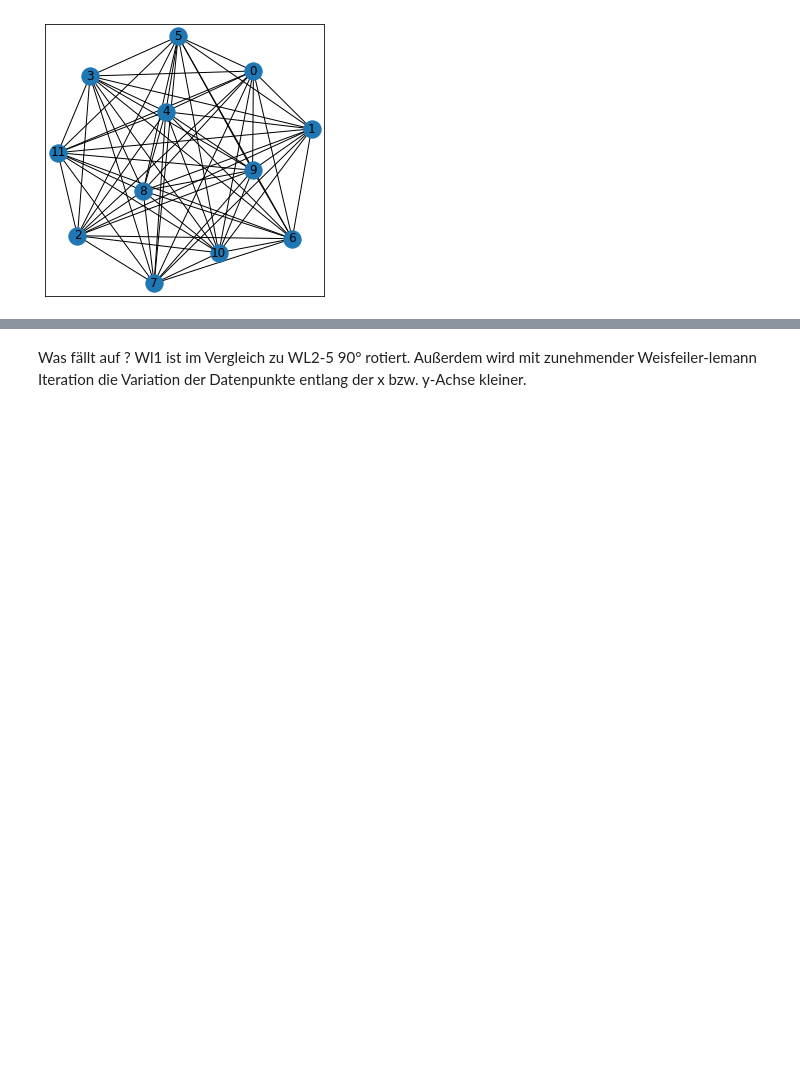
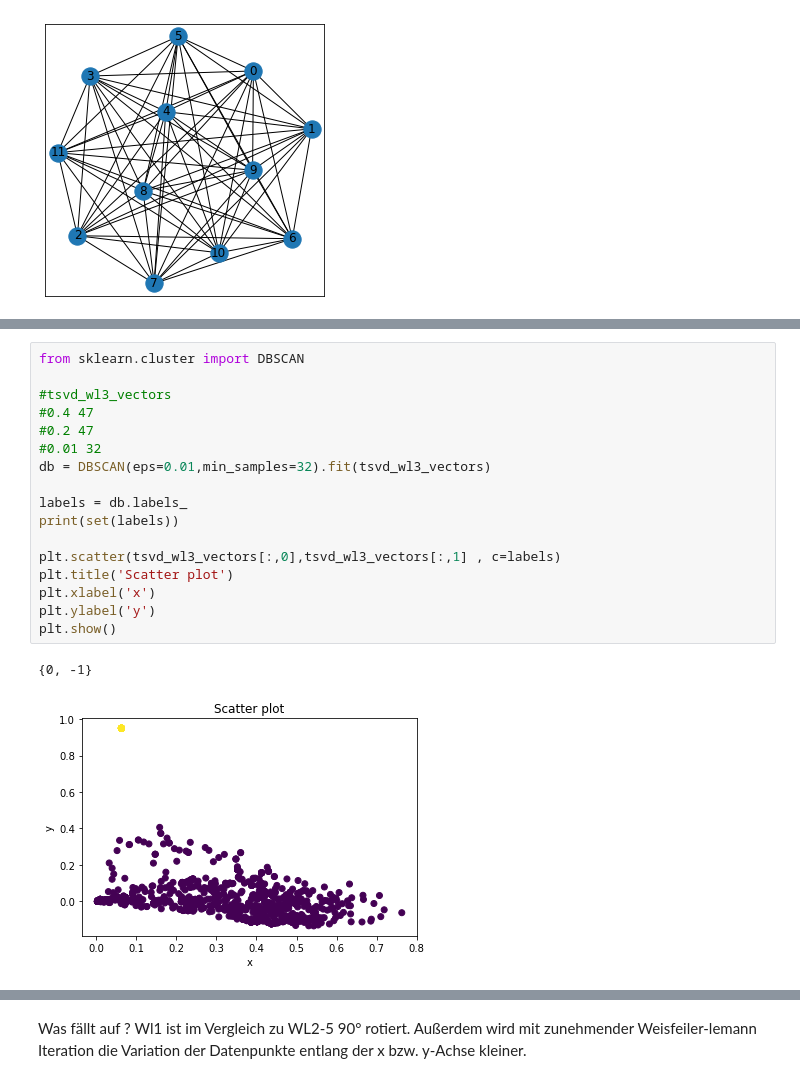
Before and after one commit to Niklas123456789/DM, a Jupyter notebook: tudataset/tud_benchmark/EDA.ipynb, the cells around one changed output, grey strips where cells are left out. Saved outputs shown, nothing was run; the diff lists cells and outputs as text; blank space fills up the shorter version.

```diff
--- a/tudataset/tud_benchmark/EDA.ipynb
+++ b/tudataset/tud_benchmark/EDA.ipynb
@@ -226 +212,21 @@ ________________________________________________________________________________
 ________________________________________________________________________________________
+# %%
+from sklearn.cluster import DBSCAN
+
+#tsvd_wl3_vectors
+#0.4 47
+#0.2 47
+#0.01 32
+db = DBSCAN(eps=0.01,min_samples=32).fit(tsvd_wl3_vectors)
+
+labels = db.labels_
+print(set(labels))
+
+plt.scatter(tsvd_wl3_vectors[:,0],tsvd_wl3_vectors[:,1] , c=labels)
+plt.title('Scatter plot')
+plt.xlabel('x')
+plt.ylabel('y')
+plt.show()
+# %% [output]
+{0, -1}
+[figure, added]
```
Also changed, not shown: parts of 9 cells of this notebook, 3 other files.
